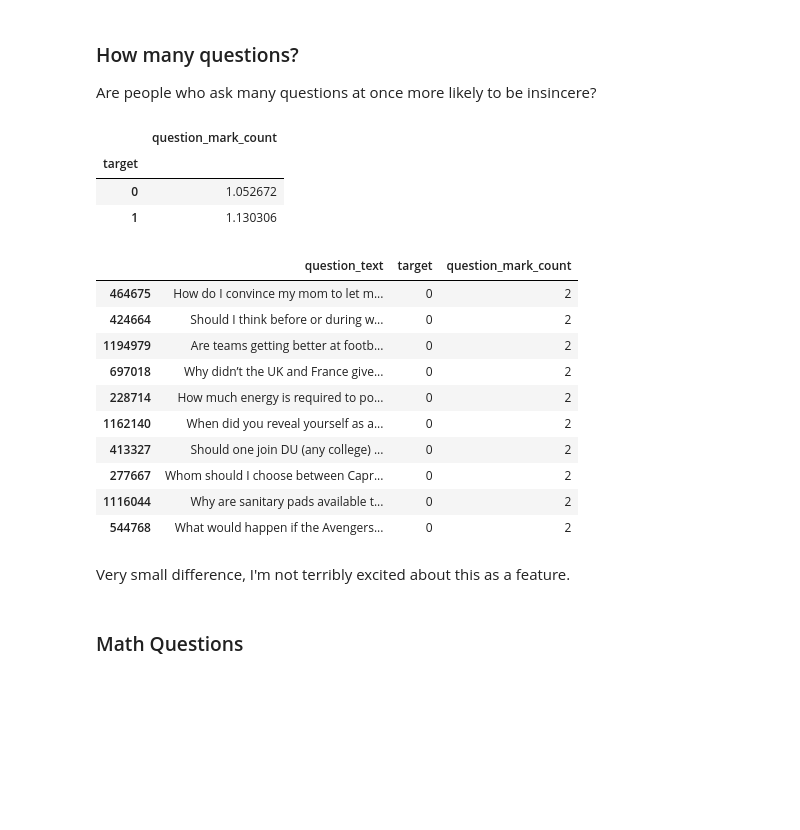
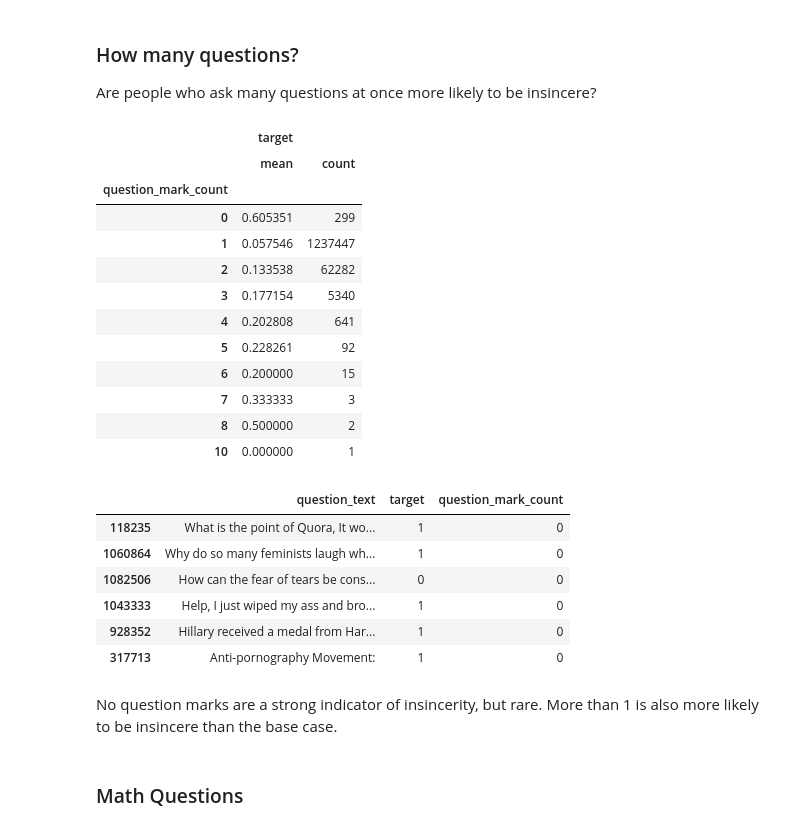
Before and after one commit to carrieisaacson/kaggle_quora, a Jupyter notebook: notebooks/0_EDA.ipynb, the cells around one changed output. Cells and saved outputs as stored; diff of their text form; code cells hidden in the pictures; blank space fills up the shorter version.

Commit message:
add question mark count to EDA

```diff
--- a/notebooks/0_EDA.ipynb
+++ b/notebooks/0_EDA.ipynb
@@ -470,28 +470,33 @@ Are people who ask many questions at once more likely to be insincere?
 # %%
 dat['question_mark_count'] = dat['question_text'].apply(lambda x: x.count('?'))
 # %%
-dat[['question_mark_count','target']].groupby('target').mean()
+dat[['question_mark_count','target']].groupby('question_mark_count').agg(['mean','count'])
 # %% [output]
-|  | question_mark_count |
-| target |  |
-| 0 | 1.052672 |
-| 1 | 1.130306 |
+|  | target |  |
+|  | mean | count |
+| question_mark_count |  |  |
+| 0 | 0.605351 | 299 |
+| 1 | 0.057546 | 1237447 |
+| 2 | 0.133538 | 62282 |
+| 3 | 0.177154 | 5340 |
+| 4 | 0.202808 | 641 |
+| 5 | 0.228261 | 92 |
+| 6 | 0.200000 | 15 |
+| 7 | 0.333333 | 3 |
+| 8 | 0.500000 | 2 |
+| 10 | 0.000000 | 1 |
 # %%
-dat.loc[dat.question_mark_count > 1, ['question_text', 'target', 'question_mark_count']].sample(10)
+dat.loc[dat.question_mark_count == 0, ['question_text', 'target', 'question_mark_count']].sample(6)
 # %% [output]
 |  | question_text | target | question_mark_count |
-| 464675 | How do I convince my mom to let m... | 0 | 2 |
-| 424664 | Should I think before or during w... | 0 | 2 |
-| 1194979 | Are teams getting better at footb... | 0 | 2 |
-| 697018 | Why didn’t the UK and France give... | 0 | 2 |
-| 228714 | How much energy is required to po... | 0 | 2 |
-| 1162140 | When did you reveal yourself as a... | 0 | 2 |
-| 413327 | Should one join DU (any college) ... | 0 | 2 |
-| 277667 | Whom should I choose between Capr... | 0 | 2 |
-| 1116044 | Why are sanitary pads available t... | 0 | 2 |
-| 544768 | What would happen if the Avengers... | 0 | 2 |
+| 118235 | What is the point of Quora, It wo... | 1 | 0 |
+| 1060864 | Why do so many feminists laugh wh... | 1 | 0 |
+| 1082506 | How can the fear of tears be cons... | 0 | 0 |
+| 1043333 | Help, I just wiped my ass and bro... | 1 | 0 |
+| 928352 | Hillary received a medal from Har... | 1 | 0 |
+| 317713 | Anti-pornography Movement: | 1 | 0 |
-# %% [markdown]
-Very small difference, I'm not terribly excited about this as a feature.
+# %% [markdown]
+No question marks are a strong indicator of insincerity, but rare. More than 1 is also more likely to be insincere than the base case.
 # %% [markdown]
 ### Math Questions
 # %%
```
Also changed, not shown: parts of 3 cells of this notebook.
